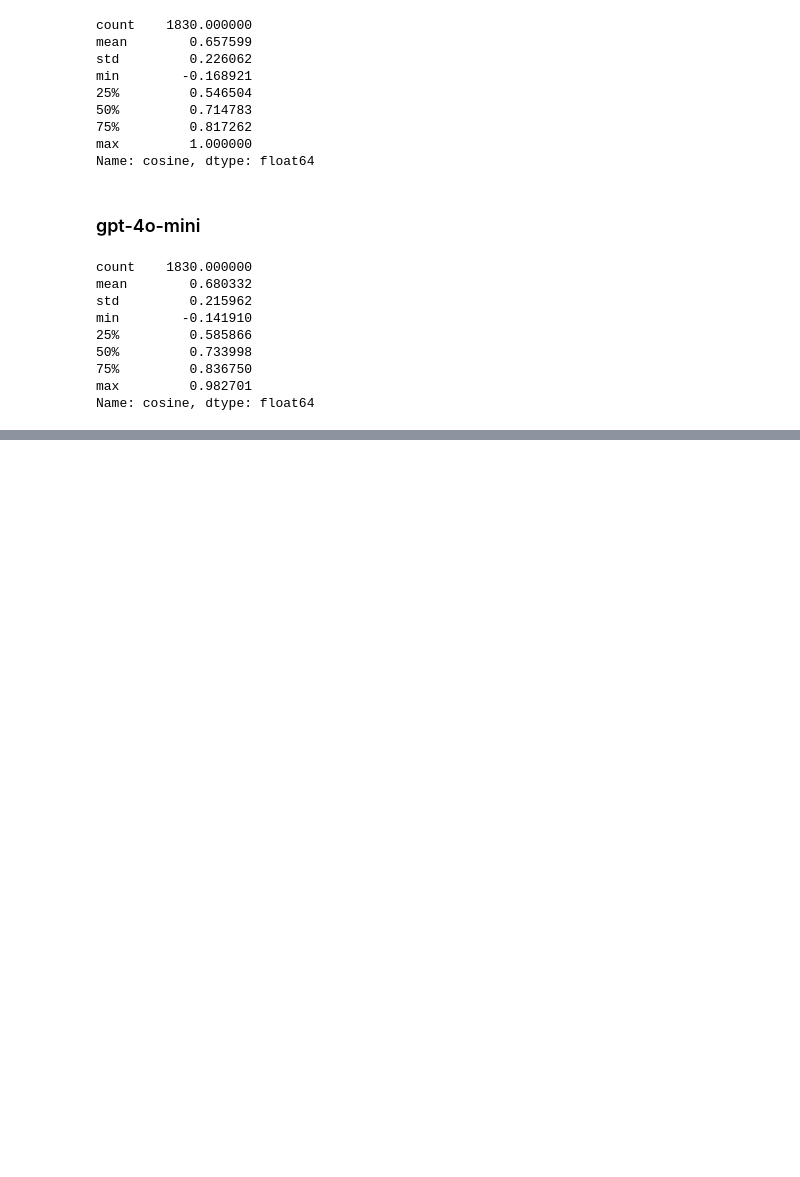
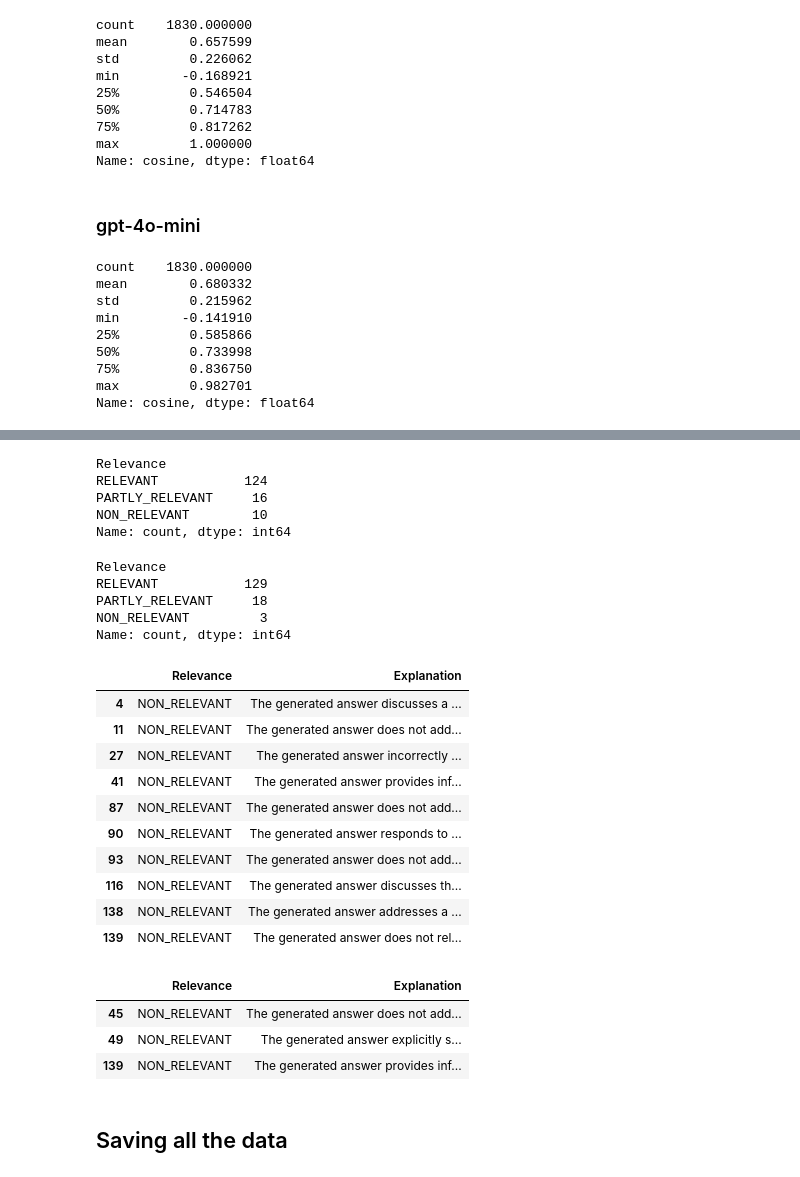
Before and after one commit to tejasjbansal/LLM-Zoomcamp, a Jupyter notebook: 4. Monitoring and Guardrails/offline-rag-evaluation.ipynb, the cells around one changed output, grey strips where cells are left out. Saved outputs shown, nothing was run; the diff lists cells and outputs as text; code cells hidden in the pictures; blank space fills up the shorter version.

Commit message:
offline evaluation

```diff
--- a/4. Monitoring and Guardrails/offline-rag-evaluation.ipynb
+++ b/4. Monitoring and Guardrails/offline-rag-evaluation.ipynb
@@ -507,0 +610,42 @@ https://gist.github.com/mwaskom/de44147ed2974457ad6372750bbe5751
+# %%
+df_evaluations = pd.read_csv('data/evaluations-aqa.csv')
+df_evaluations_2 = pd.read_csv('data/evaluations-qa.csv')
+# %%
+df_evaluations.Relevance.value_counts()
+# %% [output]
+Relevance
+RELEVANT           124
+PARTLY_RELEVANT     16
+NON_RELEVANT        10
+Name: count, dtype: int64
+# %%
+df_evaluations_2.Relevance.value_counts()
+# %% [output]
+Relevance
+RELEVANT           129
+PARTLY_RELEVANT     18
+NON_RELEVANT         3
+Name: count, dtype: int64
+# %%
+df_evaluations[df_evaluations.Relevance == 'NON_RELEVANT']
+# %% [output]
+|  | Relevance | Explanation |
+| 4 | NON_RELEVANT | The generated answer discusses a ... |
+| 11 | NON_RELEVANT | The generated answer does not add... |
+| 27 | NON_RELEVANT | The generated answer incorrectly ... |
+| 41 | NON_RELEVANT | The generated answer provides inf... |
+| 87 | NON_RELEVANT | The generated answer does not add... |
+| 90 | NON_RELEVANT | The generated answer responds to ... |
+| 93 | NON_RELEVANT | The generated answer does not add... |
+| 116 | NON_RELEVANT | The generated answer discusses th... |
+| 138 | NON_RELEVANT | The generated answer addresses a ... |
+| 139 | NON_RELEVANT | The generated answer does not rel... |
+# %%
+df_evaluations_2[df_evaluations_2.Relevance == 'NON_RELEVANT']
+# %% [output]
+|  | Relevance | Explanation |
+| 45 | NON_RELEVANT | The generated answer does not add... |
+| 49 | NON_RELEVANT | The generated answer explicitly s... |
+| 139 | NON_RELEVANT | The generated answer provides inf... |
+# %% [markdown]
+## Saving all the data
```
Also changed, not shown: parts of 13 cells of this notebook, 5 other files.
